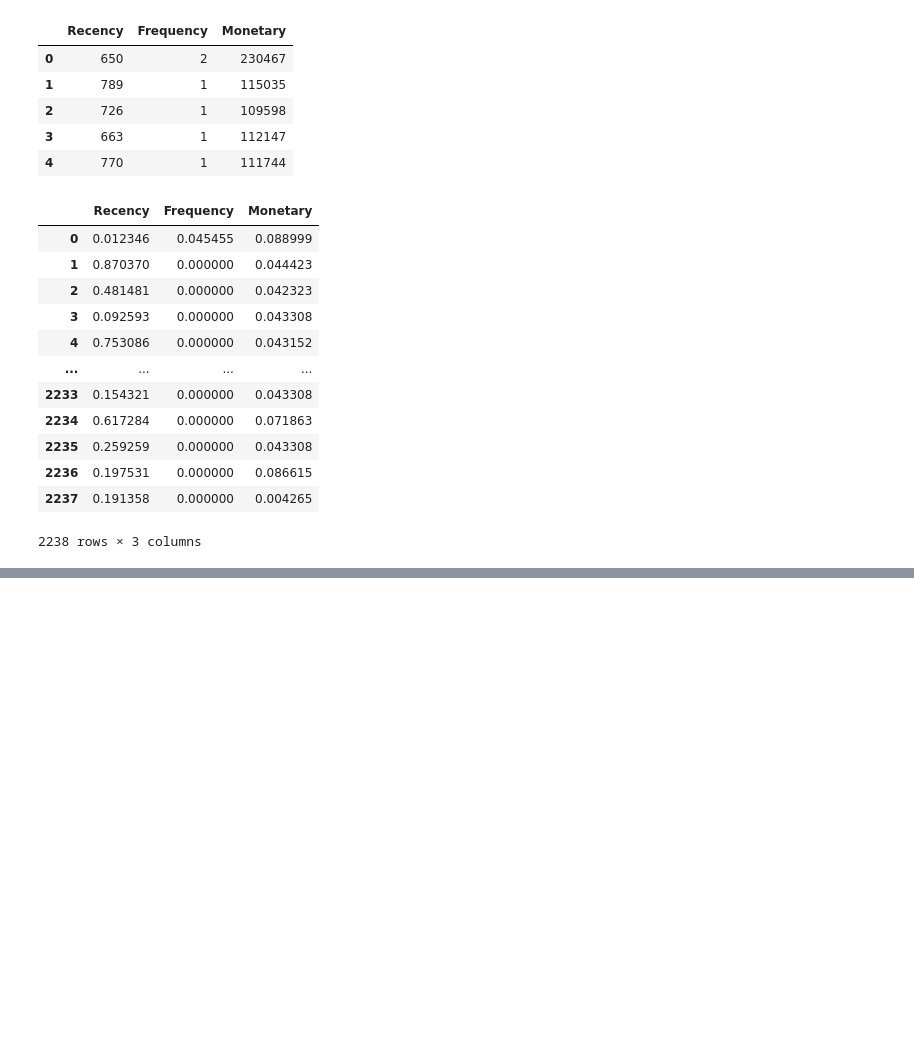
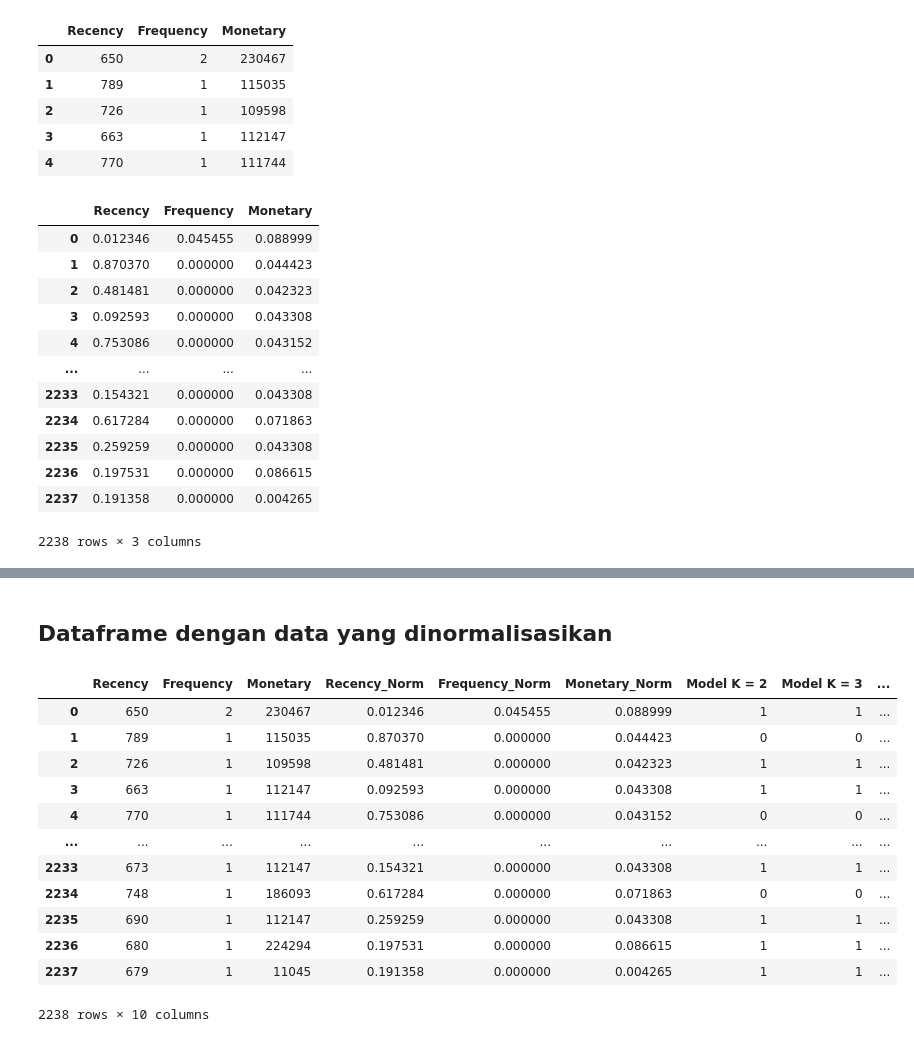
Before and after one commit to fazrigading/cluster_kmedoid, a Jupyter notebook: main.ipynb, the cells around one changed output, grey strips where cells are left out. Drawn from its saved outputs; the diff is of its cells as text; code cells hidden in the pictures; blank space fills up the shorter version.

```diff
--- a/main.ipynb
+++ b/main.ipynb
@@ -174,0 +293,7 @@ Clustering with 2 clusters:
+# %% [markdown]
+## Dataframe dengan data yang dinormalisasikan
+# %%
+hasil_euclidean2 = df.copy()
+hasil_manhattan2 = df.copy()
+hasil_chebyshev2 = df.copy()
+df_list_norm = [hasil_euclidean2, hasil_manhattan2, hasil_chebyshev2]
@@ -174,0 +311,16 @@ Clustering with 2 clusters:
+# %%
+hasil_euclidean2
+# %% [output]
+|  | Recency | Frequency | Monetary | Recency_Norm | Frequency_Norm | Monetary_Norm | Model K = 2 | Model K = 3 | ... |
+| 0 | 650 | 2 | 230467 | 0.012346 | 0.045455 | 0.088999 | 1 | 1 | ... |
+| 1 | 789 | 1 | 115035 | 0.870370 | 0.000000 | 0.044423 | 0 | 0 | ... |
+| 2 | 726 | 1 | 109598 | 0.481481 | 0.000000 | 0.042323 | 1 | 1 | ... |
+| 3 | 663 | 1 | 112147 | 0.092593 | 0.000000 | 0.043308 | 1 | 1 | ... |
+| 4 | 770 | 1 | 111744 | 0.753086 | 0.000000 | 0.043152 | 0 | 0 | ... |
+| ... | ... | ... | ... | ... | ... | ... | ... | ... | ... |
+| 2233 | 673 | 1 | 112147 | 0.154321 | 0.000000 | 0.043308 | 1 | 1 | ... |
+| 2234 | 748 | 1 | 186093 | 0.617284 | 0.000000 | 0.071863 | 0 | 0 | ... |
+| 2235 | 690 | 1 | 112147 | 0.259259 | 0.000000 | 0.043308 | 1 | 1 | ... |
+| 2236 | 680 | 1 | 224294 | 0.197531 | 0.000000 | 0.086615 | 1 | 1 | ... |
+| 2237 | 679 | 1 | 11045 | 0.191358 | 0.000000 | 0.004265 | 1 | 1 | ... |
+2238 rows × 10 columns
```
Also changed, not shown: parts of 26 cells of this notebook, 10 other files.
